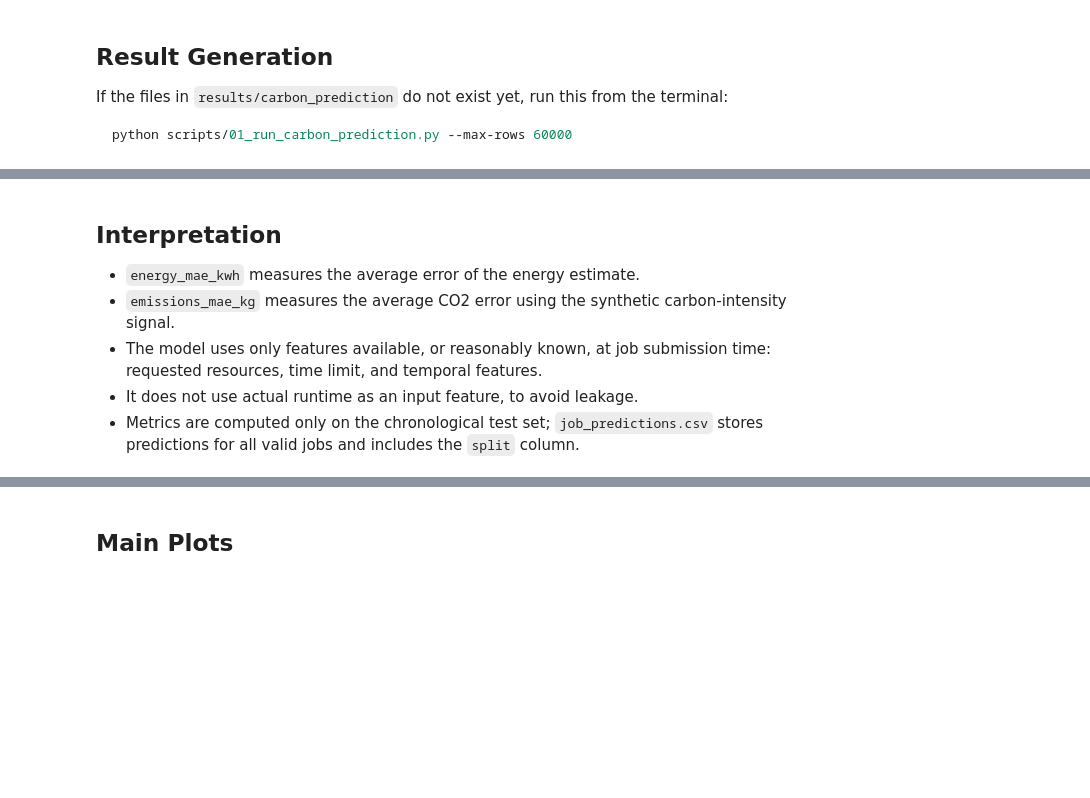
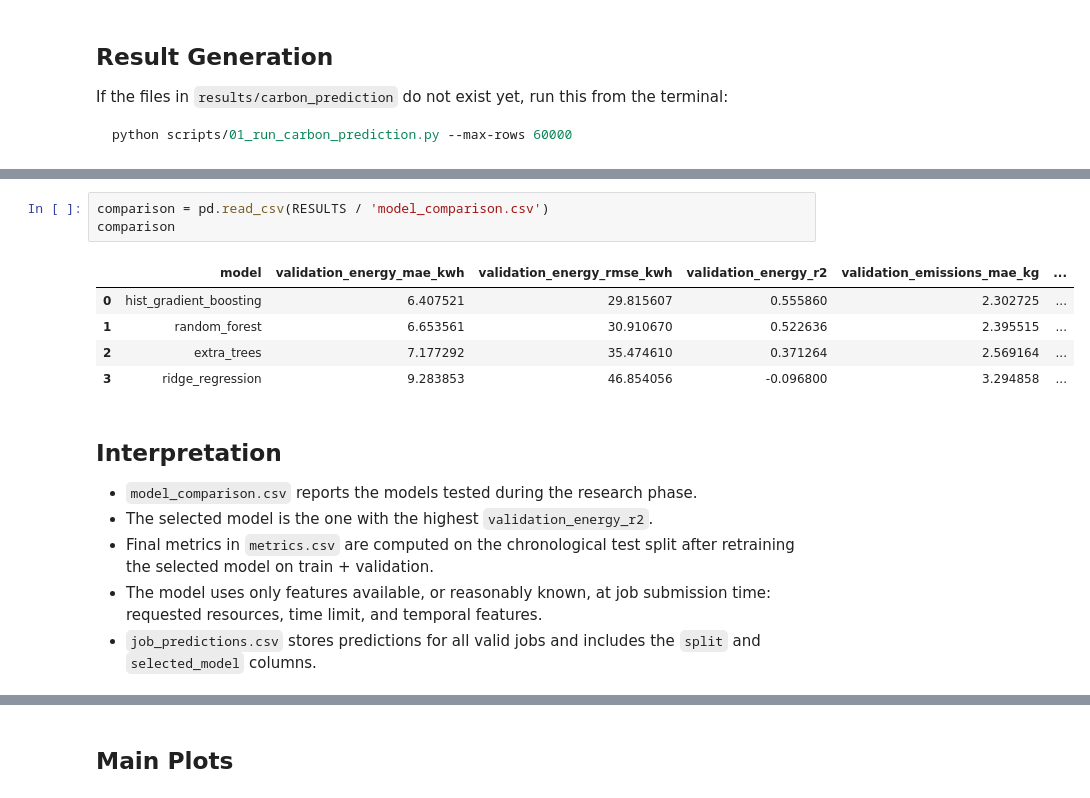
Before and after one commit to mirkomornelli/Carbon-Aware-HPC-Scheduling-with-Energy-Prediction, a Jupyter notebook: notebooks/01_carbon_prediction.ipynb, the cells around one changed output, grey strips where cells are left out. Saved outputs shown, nothing was run; the diff lists cells and outputs as text; blank space fills up the shorter version.

```diff
--- a/notebooks/01_carbon_prediction.ipynb
+++ b/notebooks/01_carbon_prediction.ipynb
@@ -44,11 +53,20 @@ metrics.T.rename(columns={0: 'value'})
+# %%
+comparison = pd.read_csv(RESULTS / 'model_comparison.csv')
+comparison
+# %% [output]
+|  | model | validation_energy_mae_kwh | validation_energy_rmse_kwh | validation_energy_r2 | validation_emissions_mae_kg | ... |
+| 0 | hist_gradient_boosting | 6.407521 | 29.815607 | 0.555860 | 2.302725 | ... |
+| 1 | random_forest | 6.653561 | 30.910670 | 0.522636 | 2.395515 | ... |
+| 2 | extra_trees | 7.177292 | 35.474610 | 0.371264 | 2.569164 | ... |
+| 3 | ridge_regression | 9.283853 | 46.854056 | -0.096800 | 3.294858 | ... |
 # %% [markdown]
 ## Interpretation
 
-- `energy_mae_kwh` measures the average error of the energy estimate.
-- `emissions_mae_kg` measures the average CO2 error using the synthetic carbon-intensity signal.
+- `model_comparison.csv` reports the models tested during the research phase.
+- The selected model is the one with the highest `validation_energy_r2`.
+- Final metrics in `metrics.csv` are computed on the chronological test split after retraining the selected model on train + validation.
 - The model uses only features available, or reasonably known, at job submission time: requested resources, time limit, and temporal features.
-- It does not use actual runtime as an input feature, to avoid leakage.
-- Metrics are computed only on the chronological test set; `job_predictions.csv` stores predictions for all valid jobs and includes the `split` column.
+- `job_predictions.csv` stores predictions for all valid jobs and includes the `split` and `selected_model` columns.
 # %%
 feature_importance = pd.read_csv(RESULTS / 'feature_importance.csv')
 feature_importance
```
Also changed, not shown: parts of 7 cells of this notebook, 22 other files.
